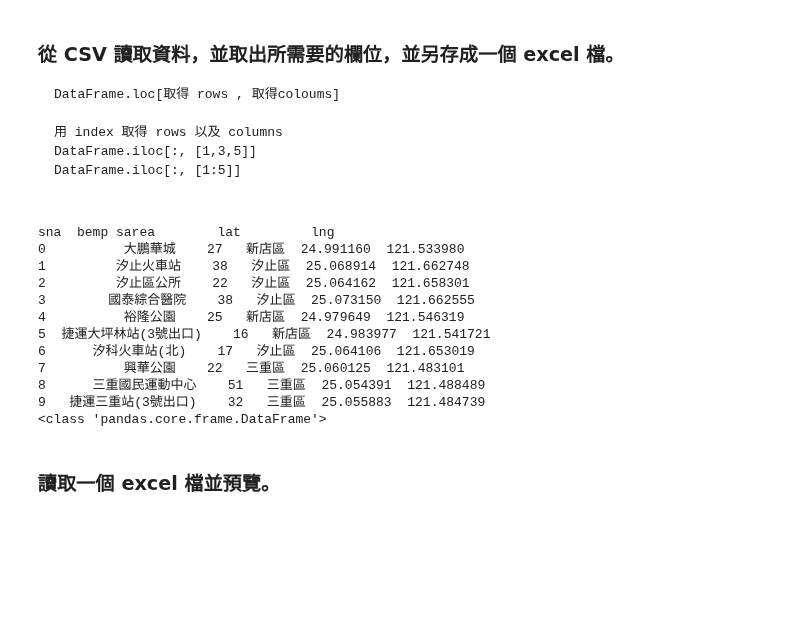
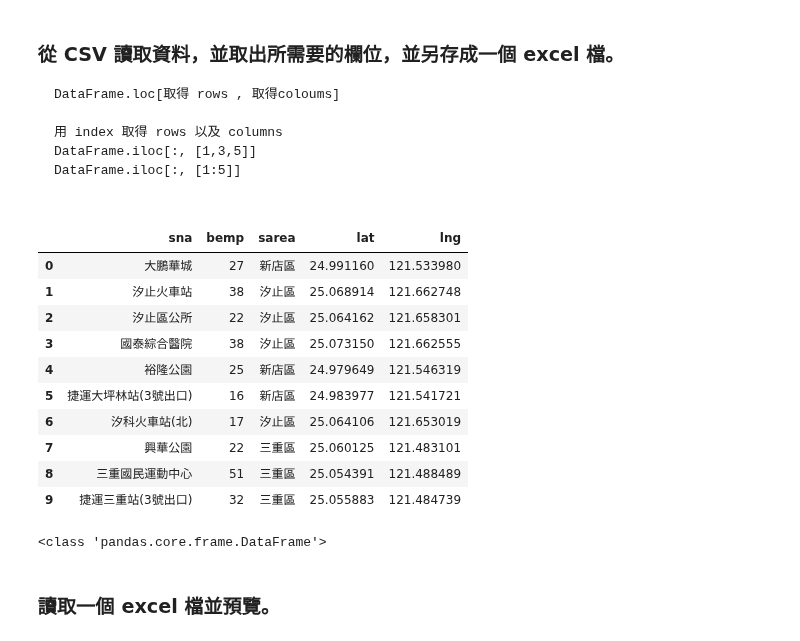
Before and after one commit to jiangsir/PythonBasic, a Jupyter notebook: Pandas基礎用法.ipynb, the cells around one changed output. Drawn from its saved outputs; the diff is of its cells as text; code cells hidden in the pictures; blank space fills up the shorter version.

````diff
--- a/Pandas基礎用法.ipynb
+++ b/Pandas基礎用法.ipynb
@@ -426,23 +478,24 @@ DataFrame.iloc[:, [1:5]]
 ```
 # %%
 import pandas as pd
-df = pd.read_csv('datas/NewTaipeiCify_YouBike_0004306885361123478933.csv')
+import os
+df = pd.read_csv(os.path.join('datas','NewTaipeiCify_YouBike_0004306885361123478933.csv'))
 x = df.loc[:,['sna','bemp','sarea', 'lat', 'lng']]
-x.to_excel('youbike.xlsx')
-print(x.head(10))
+x.to_excel(os.path.join('datas', 'youbike.xlsx'))
+display(x.head(10))
 print(type(x))
 # %% [output]
+|  | sna | bemp | sarea | lat | lng |
+| 0 | 大鵬華城 | 27 | 新店區 | 24.991160 | 121.533980 |
+| 1 | 汐止火車站 | 38 | 汐止區 | 25.068914 | 121.662748 |
+| 2 | 汐止區公所 | 22 | 汐止區 | 25.064162 | 121.658301 |
+| 3 | 國泰綜合醫院 | 38 | 汐止區 | 25.073150 | 121.662555 |
+| 4 | 裕隆公園 | 25 | 新店區 | 24.979649 | 121.546319 |
+| 5 | 捷運大坪林站(3號出口) | 16 | 新店區 | 24.983977 | 121.541721 |
+| 6 | 汐科火車站(北) | 17 | 汐止區 | 25.064106 | 121.653019 |
+| 7 | 興華公園 | 22 | 三重區 | 25.060125 | 121.483101 |
+| 8 | 三重國民運動中心 | 51 | 三重區 | 25.054391 | 121.488489 |
+| 9 | 捷運三重站(3號出口) | 32 | 三重區 | 25.055883 | 121.484739 |
-sna  bemp sarea        lat         lng
-0          大鵬華城    27   新店區  24.991160  121.533980
-1         汐止火車站    38   汐止區  25.068914  121.662748
-2         汐止區公所    22   汐止區  25.064162  121.658301
-3        國泰綜合醫院    38   汐止區  25.073150  121.662555
-4          裕隆公園    25   新店區  24.979649  121.546319
-5  捷運大坪林站(3號出口)    16   新店區  24.983977  121.541721
-6      汐科火車站(北)    17   汐止區  25.064106  121.653019
-7          興華公園    22   三重區  25.060125  121.483101
-8      三重國民運動中心    51   三重區  25.054391  121.488489
-9   捷運三重站(3號出口)    32   三重區  25.055883  121.484739
 <class 'pandas.core.frame.DataFrame'>
 # %% [markdown]
 ### 讀取一個 excel 檔並預覽。
````
Also changed, not shown: parts of 26 cells of this notebook, 5 other files.
